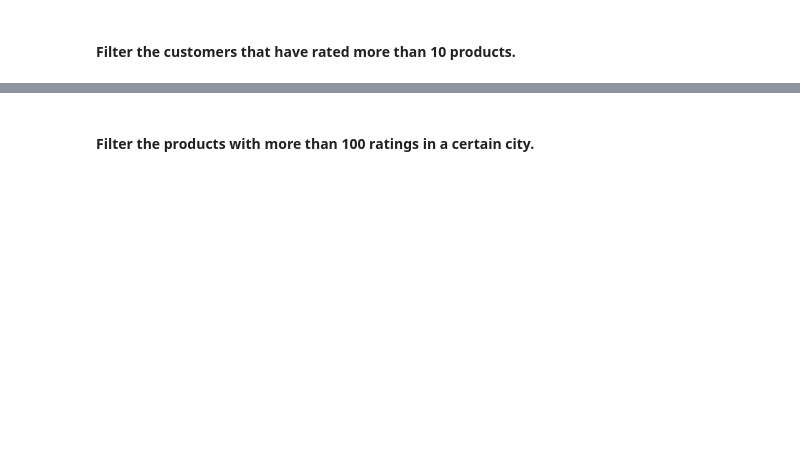
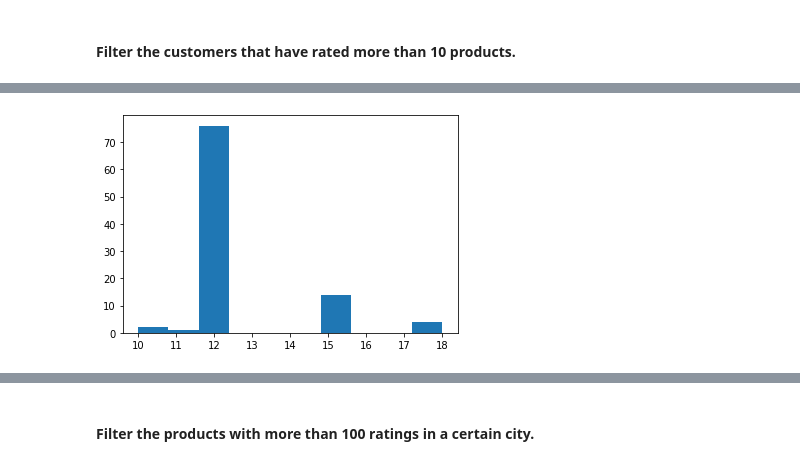
Before and after one commit to jhancuch/onmart, a Jupyter notebook: recommenders/recommenders.ipynb, the cells around one changed output, grey strips where cells are left out. Cells and saved outputs as stored; diff of their text form; code cells hidden in the pictures; blank space fills up the shorter version.

```diff
--- a/recommenders/recommenders.ipynb
+++ b/recommenders/recommenders.ipynb
@@ -84,2 +135,8 @@ data.tail()
 # %% [markdown]
 #### Filter the customers that have rated more than 10 products.
+# %%
+q2 = data.groupby('CustomerID')['OrderID'].count().reset_index(name='Count')
+
+q2_2 = q2[q2['Count'] >= 10]
+
+q2_3 = q2_2.sort_values('Count', ascending=False)
@@ -85,0 +159,5 @@ data.tail()
+# %%
+plt.hist(q2_3['Count'])
+plt.show()
+# %% [output]
+[figure, added]
```
Also changed, not shown: parts of 45 cells of this notebook.
